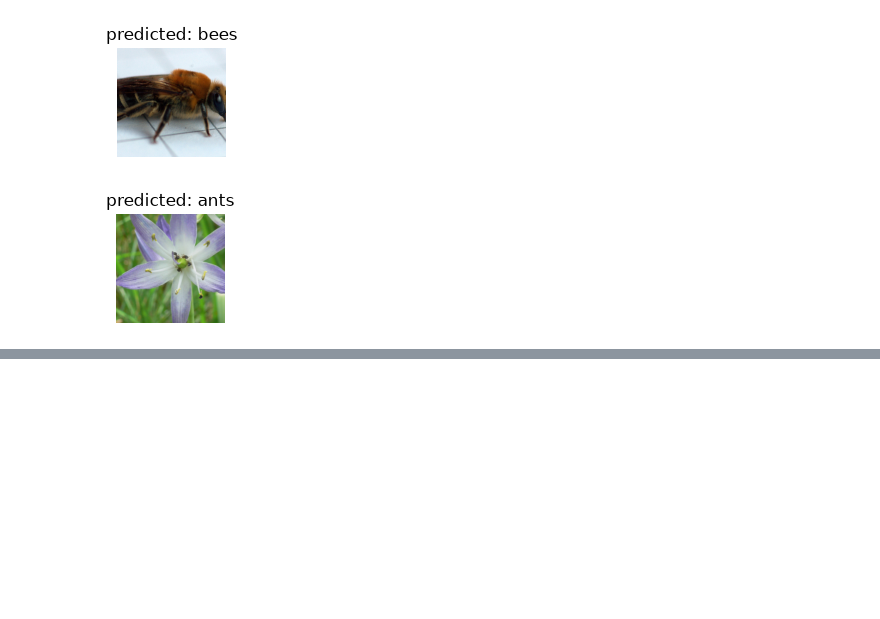
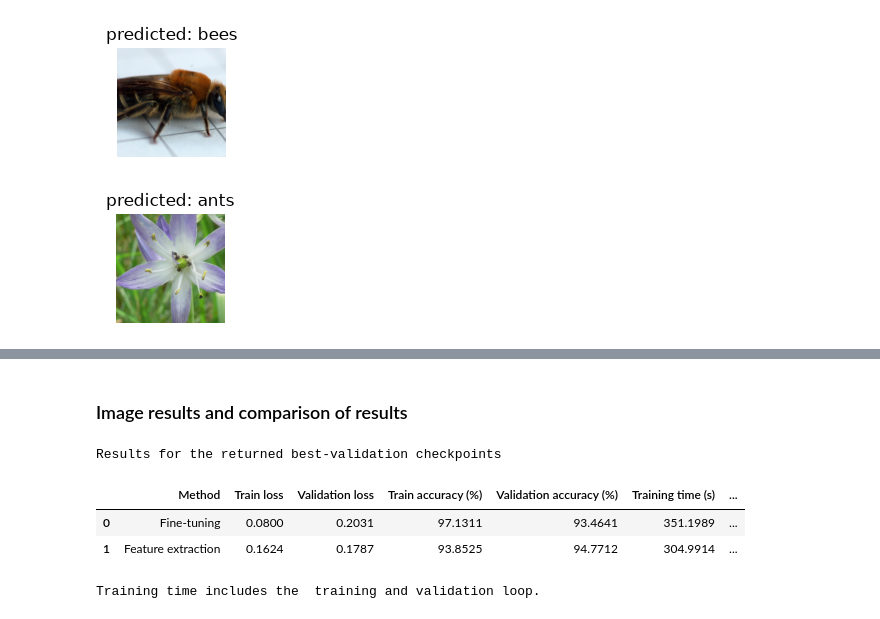
Before and after one commit to Upani-Gunathunga/EN3160-A3-Neural-Networks, a Jupyter notebook: 230218G_AS3_NeuralNetworks.ipynb, the cells around one changed output, grey strips where cells are left out. Saved outputs shown, nothing was run; the diff lists cells and outputs as text; code cells hidden in the pictures; blank space fills up the shorter version.

```diff
--- a/230218G_AS3_NeuralNetworks.ipynb
+++ b/230218G_AS3_NeuralNetworks.ipynb
@@ -1033,0 +1089,2 @@ visualize_model(model_ft)
+# %% [markdown]
+### Image results and comparison of results
@@ -1033,0 +1135,16 @@ visualize_model(model_ft)
+# %%
+# Losses, accuracies and training time
+q3_results = pd.DataFrame(q3_rows, columns=[
+    'Method', 'Train loss', 'Validation loss',
+    'Train accuracy (%)', 'Validation accuracy (%)',
+    'Training time (s)', 'Trainable parameters'])
+print('Results for the returned best-validation checkpoints')
+display(q3_results.round(4))
+q3_results.to_csv(output_path / 'q3_comparison.csv', index=False)
+print('Training time includes the  training and validation loop.')
+# %% [output]
+Results for the returned best-validation checkpoints
+|  | Method | Train loss | Validation loss | Train accuracy (%) | Validation accuracy (%) | Training time (s) | ... |
+| 0 | Fine-tuning | 0.0800 | 0.2031 | 97.1311 | 93.4641 | 351.1989 | ... |
+| 1 | Feature extraction | 0.1624 | 0.1787 | 93.8525 | 94.7712 | 304.9914 | ... |
+Training time includes the  training and validation loop.
```
Also changed, not shown: parts of 27 cells of this notebook.
